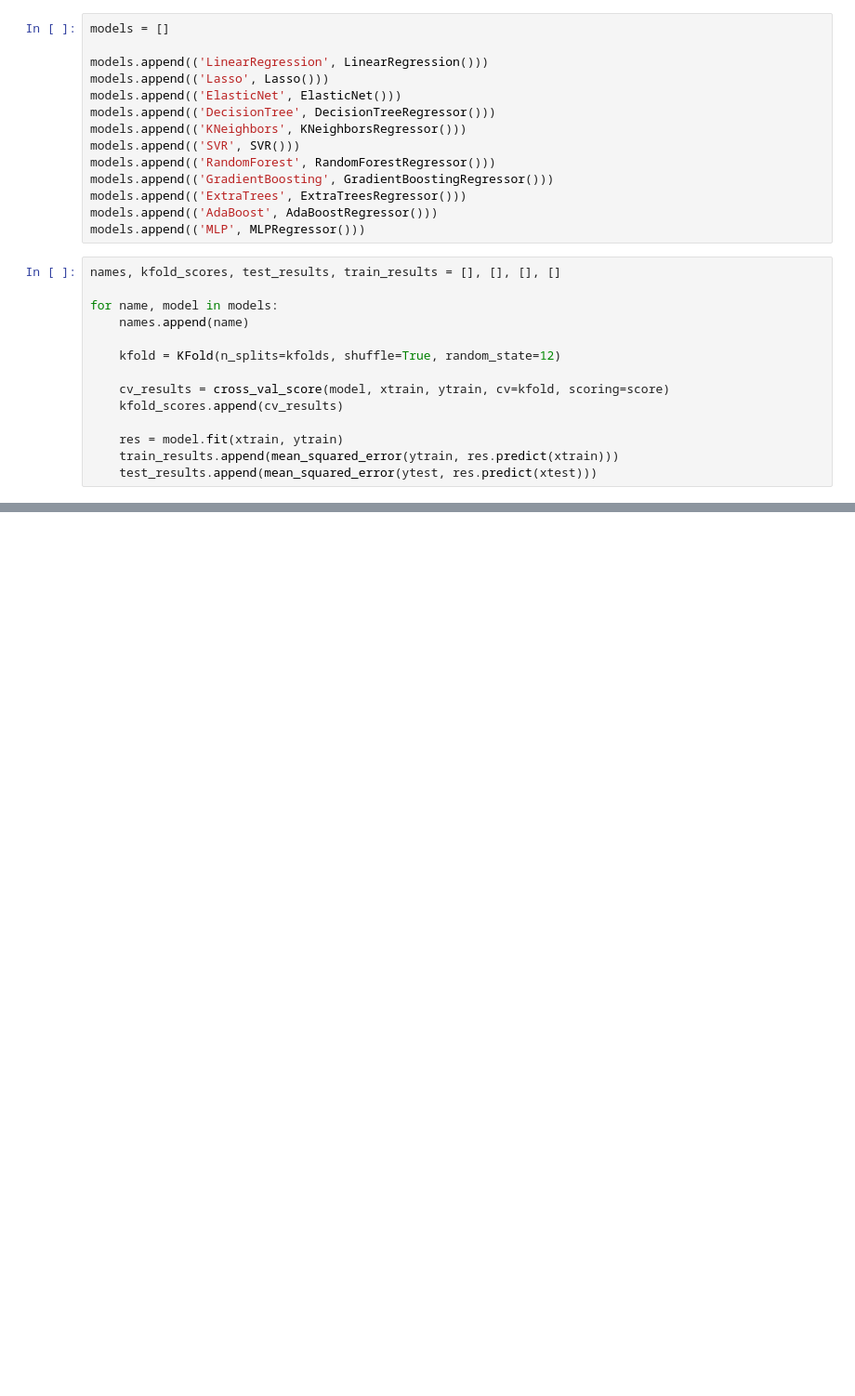
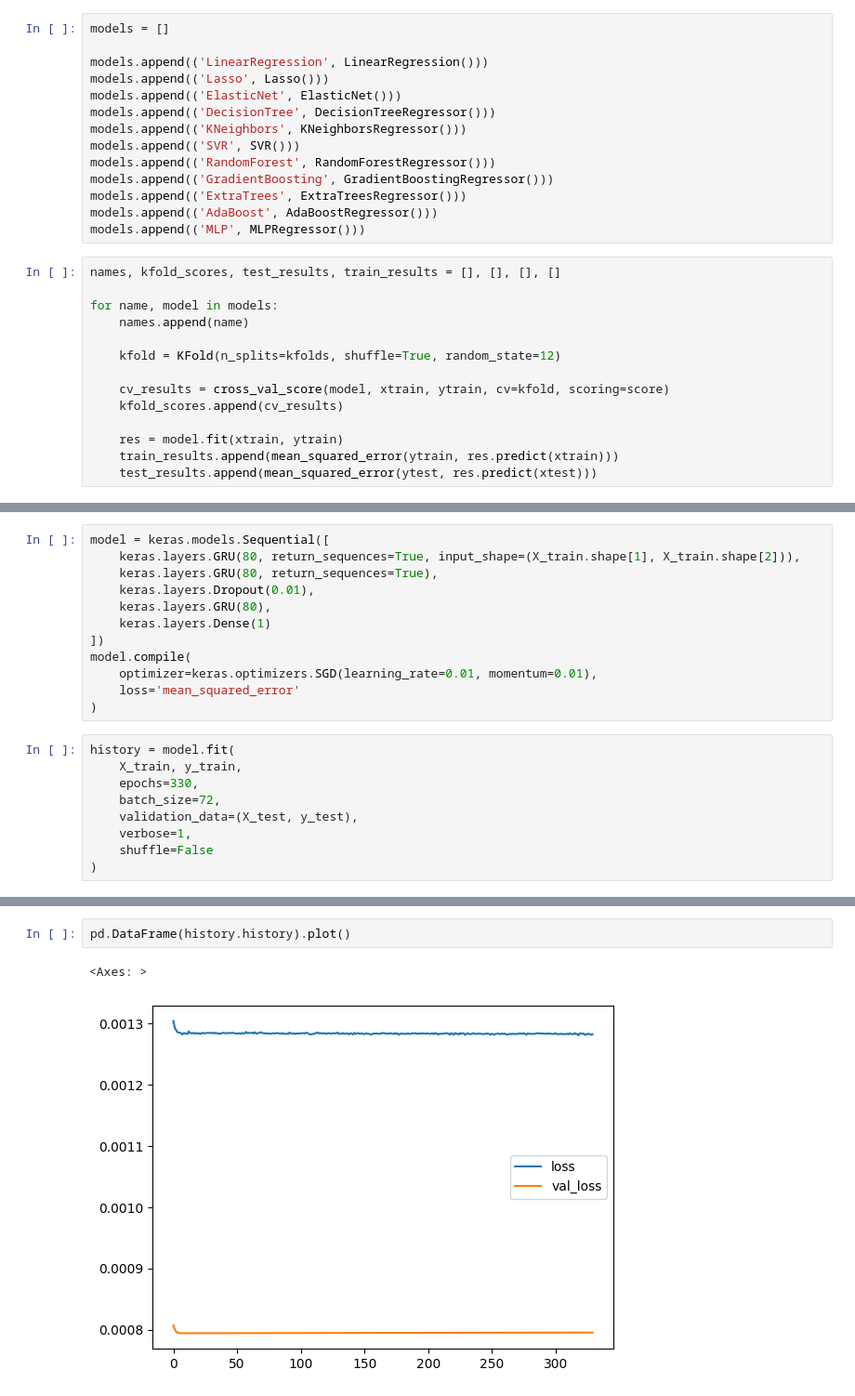
Before and after one commit to kaladabrio2020/livro-blueprints-de-aprendizado-de-maquina-e-cd-para-financas, a Jupyter notebook: parte1-conjectura/capitulo 5 - Aprendizado Supervisionado Regressao/estudo_de_caso_1.ipynb, the cells around one changed output, grey strips where cells are left out. Shown at 93% size. Cells and saved outputs as stored; diff of their text form; blank space fills up the shorter version.

```diff
--- a/parte1-conjectura/capitulo 5 - Aprendizado Supervisionado Regressao/estudo_de_caso_1.ipynb
+++ b/parte1-conjectura/capitulo 5 - Aprendizado Supervisionado Regressao/estudo_de_caso_1.ipynb
@@ -250,0 +358,21 @@ plt.show()
+# %%
+model = keras.models.Sequential([
+    keras.layers.GRU(80, return_sequences=True, input_shape=(X_train.shape[1], X_train.shape[2])),
+    keras.layers.GRU(80, return_sequences=True),
+    keras.layers.Dropout(0.01),
+    keras.layers.GRU(80),
+    keras.layers.Dense(1)
+])
+model.compile(
+    optimizer=keras.optimizers.SGD(learning_rate=0.01, momentum=0.01),
+    loss='mean_squared_error'
+)
+# %%
+history = model.fit(
+    X_train, y_train,
+    epochs=330,
+    batch_size=72,
+    validation_data=(X_test, y_test),
+    verbose=1,
+    shuffle=False
+)
@@ -250,0 +397,5 @@ plt.show()
+# %%
+pd.DataFrame(history.history).plot()
+# %% [output]
+<Axes: >
+[figure, added]
```
Also changed, not shown: parts of 48 cells of this notebook, 5 other files.
